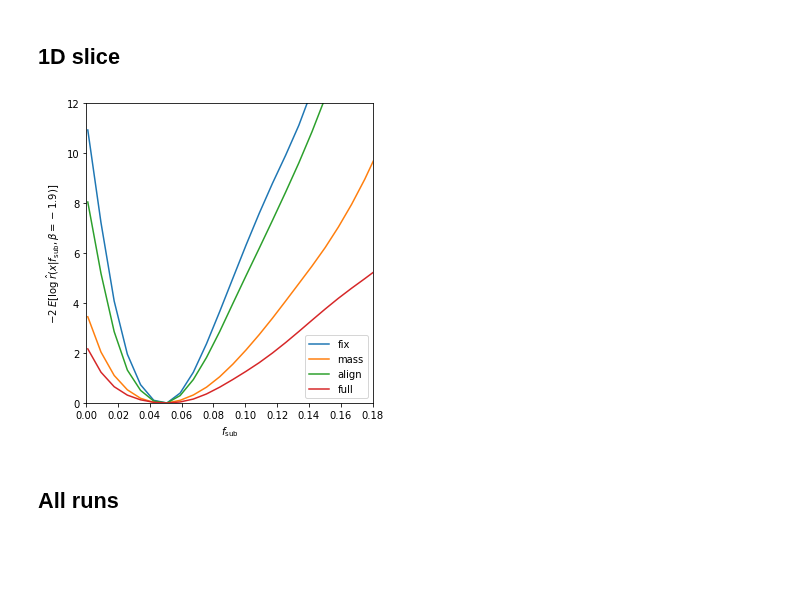
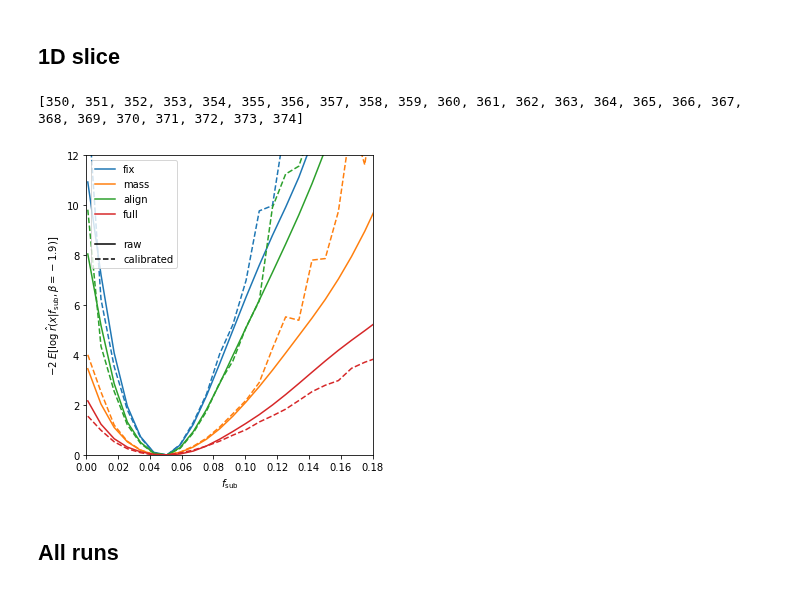
Before and after one commit to smsharma/mining-for-substructure-lens, a Jupyter notebook: notebooks/07_expected_llr.ipynb, the cells around one changed output. Cells and saved outputs as stored; diff of their text form; code cells hidden in the pictures; blank space fills up the shorter version.

```diff
--- a/notebooks/07_expected_llr.ipynb
+++ b/notebooks/07_expected_llr.ipynb
@@ -275,40 +275,43 @@ plt.savefig("../figures/expected_llr_calibrated.pdf")
 # %% [markdown]
 ## 1D slice
 # %%
-include_calibrated = False
+include_calibrated = True
 i_beta = 14
+
+print([i_beta*25 + i for i in range(25)])
 
 fig = plt.figure(figsize=(5., 5.))
 ax = plt.gca()
 
 for k, i in enumerate(show_summary):
     y = -2. * expected_llr[i]
     y = y.reshape((resolution, resolution))[i_beta, :]
     y = y - np.min(y)
 
     y_cal = -2. * expected_llr_cal[i]
     y_cal = y_cal.reshape((resolution, resolution))[i_beta, :]
     y_cal = y_cal - np.min(y_cal)
 
     plt.plot(f_sub_1d, y, label=labels_summary[k], ls="-", c="C{}".format(k))
     if include_calibrated:
         plt.plot(f_sub_1d, y_cal, ls="--", c="C{}".format(k))
 
 if include_calibrated:
     plt.plot([], [], ls=" ", c="white", label=" ")
     plt.plot([], [], ls="-", c="black", label="raw")
     plt.plot([], [], ls="--", c="black", label="calibrated")
 plt.legend()
 
 plt.xlabel(r'$f_{\mathrm{sub}}$')
 plt.ylabel(r'$-2\; E[\log \;\hat{r}(x | f_{\mathrm{sub}}, \beta=-1.9)]$')
 plt.xlim(0., 0.18)
 plt.ylim(0., 12.)
 
 plt.tight_layout()
 plt.savefig("../figures/expected_llr_1d.pdf")
 # %% [output]
+[350, 351, 352, 353, 354, 355, 356, 357, 358, 359, 360, 361, 362, 363, 364, 365, 366, 367, 368, 369, 370, 371, 372, 373, 374]
-[figure, old version]
+[figure, new version]
 # %% [markdown]
 ## All runs
 # %%
```
Also changed, not shown: parts of 2 cells of this notebook, 12 other files.
